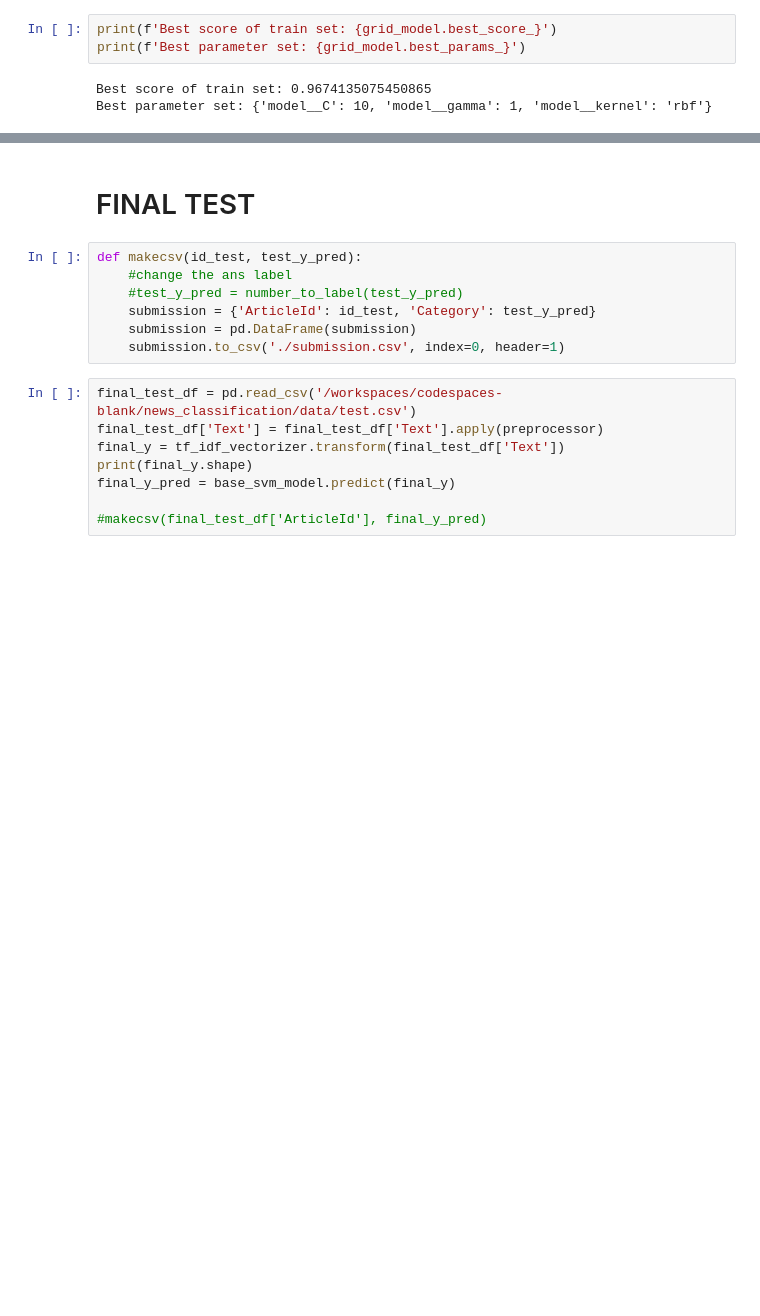
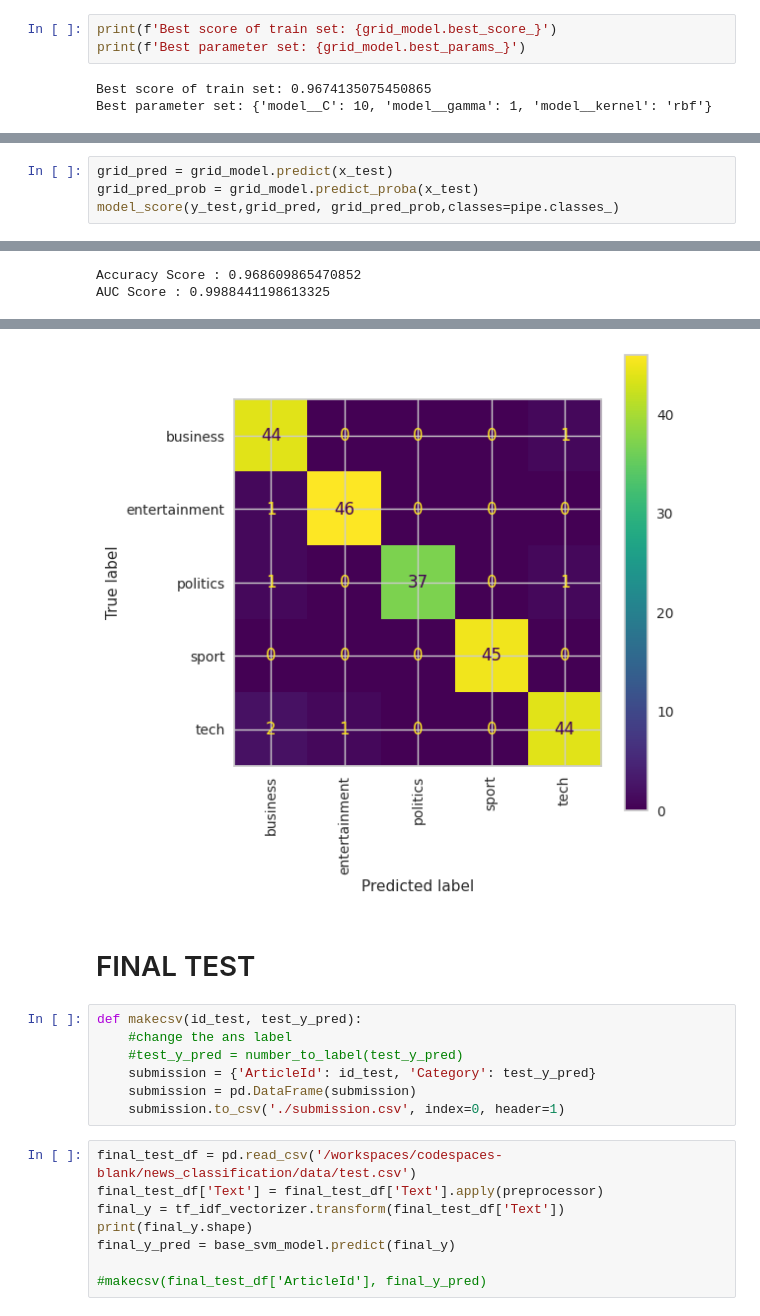
Before and after one commit to rileydrizzy/news_classification, a Jupyter notebook: news_classification.ipynb, the cells around one changed output, grey strips where cells are left out. Saved outputs shown, nothing was run; the diff lists cells and outputs as text; blank space fills up the shorter version.

```diff
--- a/news_classification.ipynb
+++ b/news_classification.ipynb
@@ -293,0 +308,5 @@ grid_result
+# %%
+grid_pred = grid_model.predict(x_test)
+grid_pred_prob = grid_model.predict_proba(x_test)
+model_score(y_test,grid_pred, grid_pred_prob,classes=pipe.classes_)
+# %% [output]
@@ -293,0 +330,2 @@ grid_result
+Accuracy Score : 0.968609865470852
+AUC Score : 0.9988441198613325
@@ -294,3 +349,4 @@ grid_result
+[figure, added]
 # %% [markdown]
 # FINAL TEST
 # %%
```
Also changed, not shown: parts of 10 cells of this notebook.
